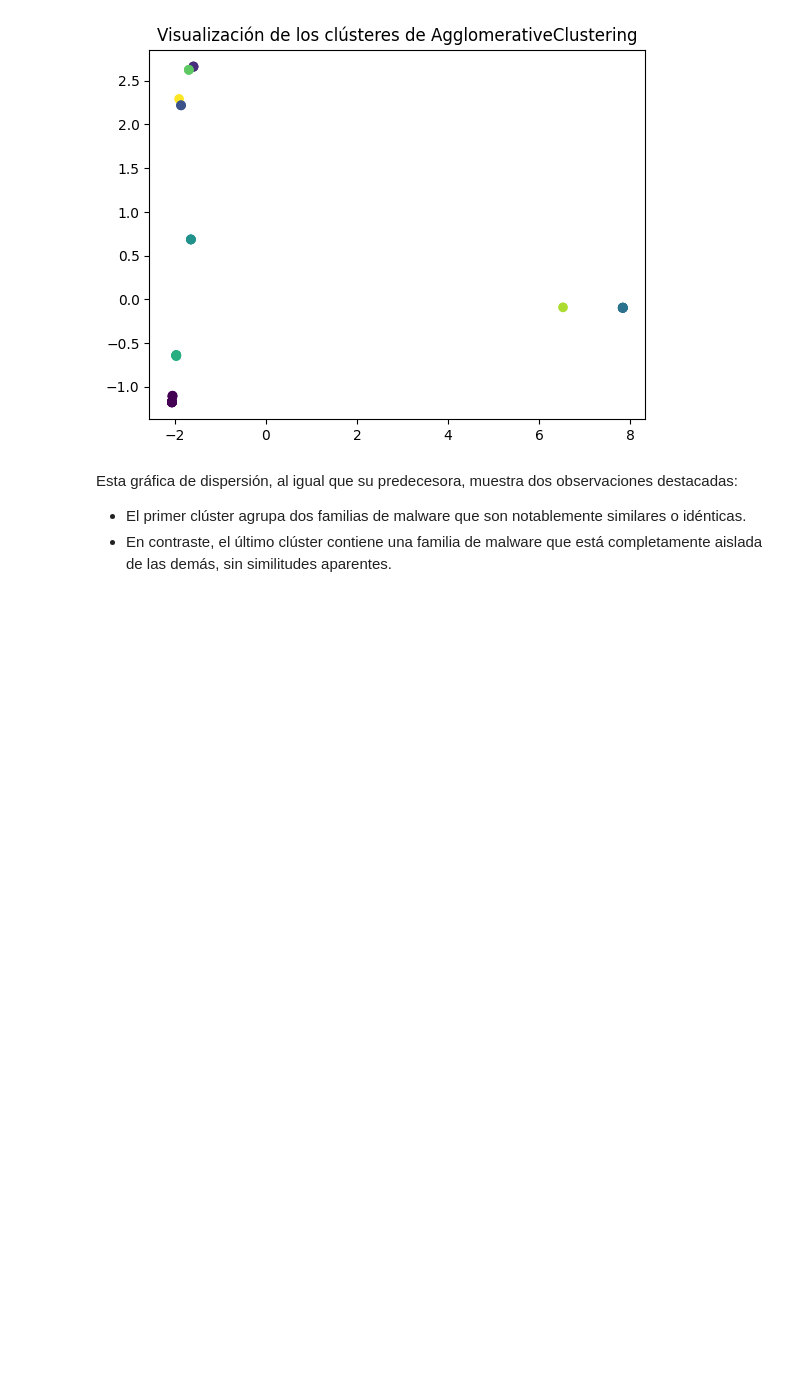
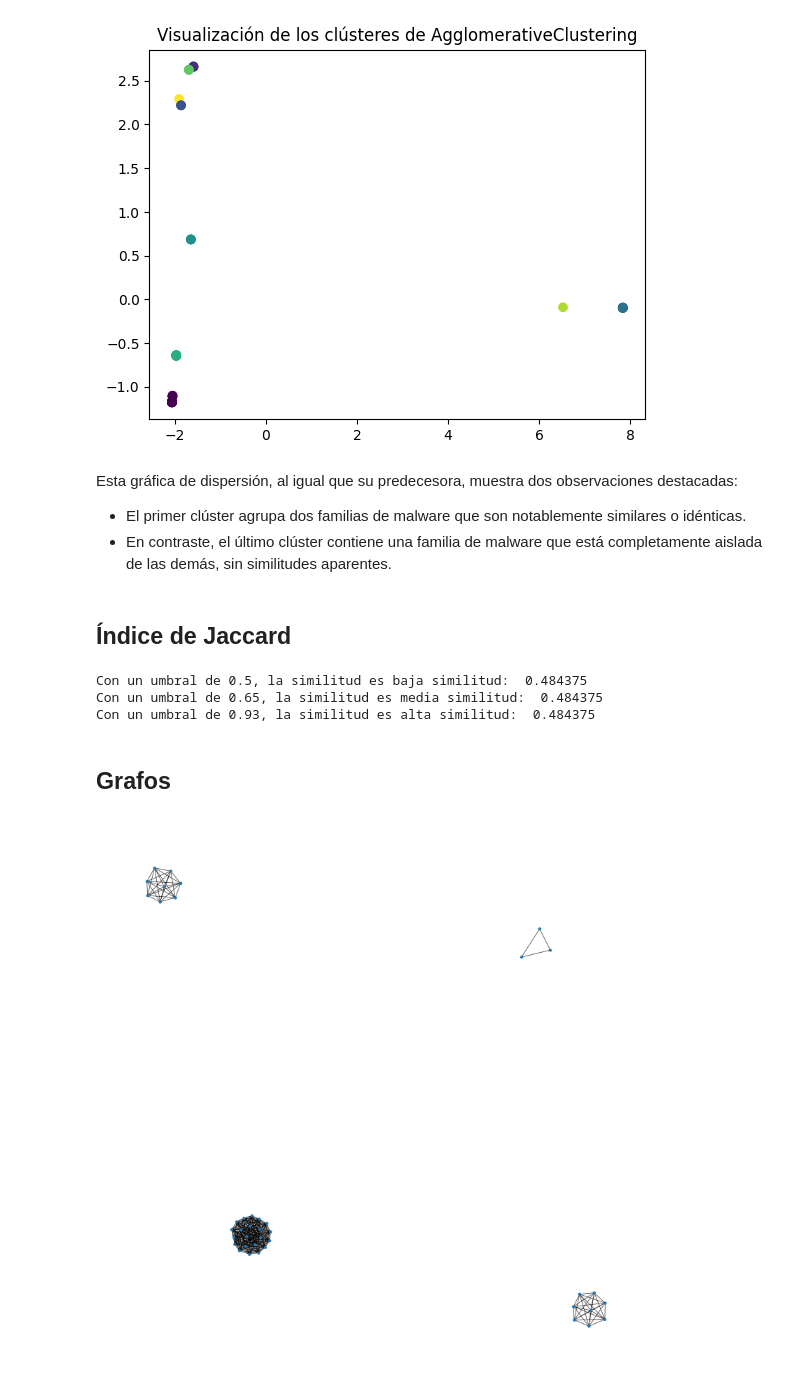
Before and after one commit to Javier19-cmd/Lab4-SDS, a Jupyter notebook: Lab4.ipynb, the cells around one changed output. Saved outputs shown, nothing was run; the diff lists cells and outputs as text; code cells hidden in the pictures; blank space fills up the shorter version.

```diff
--- a/Lab4.ipynb
+++ b/Lab4.ipynb
@@ -247,7 +249,6 @@ for k in K:
 
     # Etiquetando cada observación según el clúster indicado por KMeans
     df['Etiqueta_KMeans'] = kmeans.labels_
-    _
     # Calculando el coeficiente de Silhouette del modelo KMeans
     silhouette = silhouette_score(X, kmeans.labels_)
     silhouettes_kmeans.append(silhouette)
@@ -381,3 +382,67 @@ Esta gráfica de dispersión, al igual que su predecesora, muestra dos observaci
 
 - El primer clúster agrupa dos familias de malware que son notablemente similares o idénticas.
 - En contraste, el último clúster contiene una familia de malware que está completamente aislada de las demás, sin similitudes aparentes.
+# %% [markdown]
+## Índice de Jaccard
+# %%
+df = pd.read_csv('malwr_data.csv')
+
+malware1 = df.iloc[0, 1:]
+malware2 = df.iloc[1, 1:]
+
+a = malware1.values
+b = malware2.values
+
+# Convertiendo los vectores a valores binarios
+a_binary = [1 if value else 0 for value in a]
+b_binary = [1 if value else 0 for value in b]
+
+thresholds = [0.5, 0.65, 0.93]
+
+similarity = jaccard_score(a_binary, b_binary, average='binary')
+
+# Clasificar la similitud de acuerdo a cada umbral
+for i, threshold in enumerate(thresholds):
+    if similarity < threshold:
+        print(f'Con un umbral de {threshold}, la similitud es {["baja", "media", "alta"][i]}', "similitud: ", similarity)
+    elif i == len(thresholds) - 1:
+        print(f'Con un umbral de {threshold}, la similitud es muy alta')
+# %% [output]
+Con un umbral de 0.5, la similitud es baja similitud:  0.484375
+Con un umbral de 0.65, la similitud es media similitud:  0.484375
+Con un umbral de 0.93, la similitud es alta similitud:  0.484375
+# %% [markdown]
+## Grafos
+# %%
+# Creando un grafo vacío
+G = nx.Graph()
+
+threshold = 0.4
+
+# Añadiendo nodos al grafo
+for i in range(len(X)):
+    G.add_node(i)
+
+# Añadiendo bordes al grafo
+for i in range(len(X)):
+    for j in range(i+1, len(X)):
+        # Convertiendo los vectores a binarios
+        a_binary = [1 if value else 0 for value in X.iloc[i]]
+        b_binary = [1 if value else 0 for value in X.iloc[j]]
+
+        # Calculando la similitud entre los nodos i y j
+        similarity = jaccard_score(a_binary, b_binary, average='binary')
+        # Si la similitud es mayor que un umbral, añadir un borde
+
+        if similarity > threshold:
+            G.add_edge(i, j)
+
+plt.figure(figsize=(20, 20))
+
+nx.draw(G, node_size=50, width=1)
+
+plt.savefig('graph.png')
+
+plt.show()
+# %% [output]
+[figure, added]
```
Also changed, not shown: parts of 5 cells of this notebook, 1 other file.
